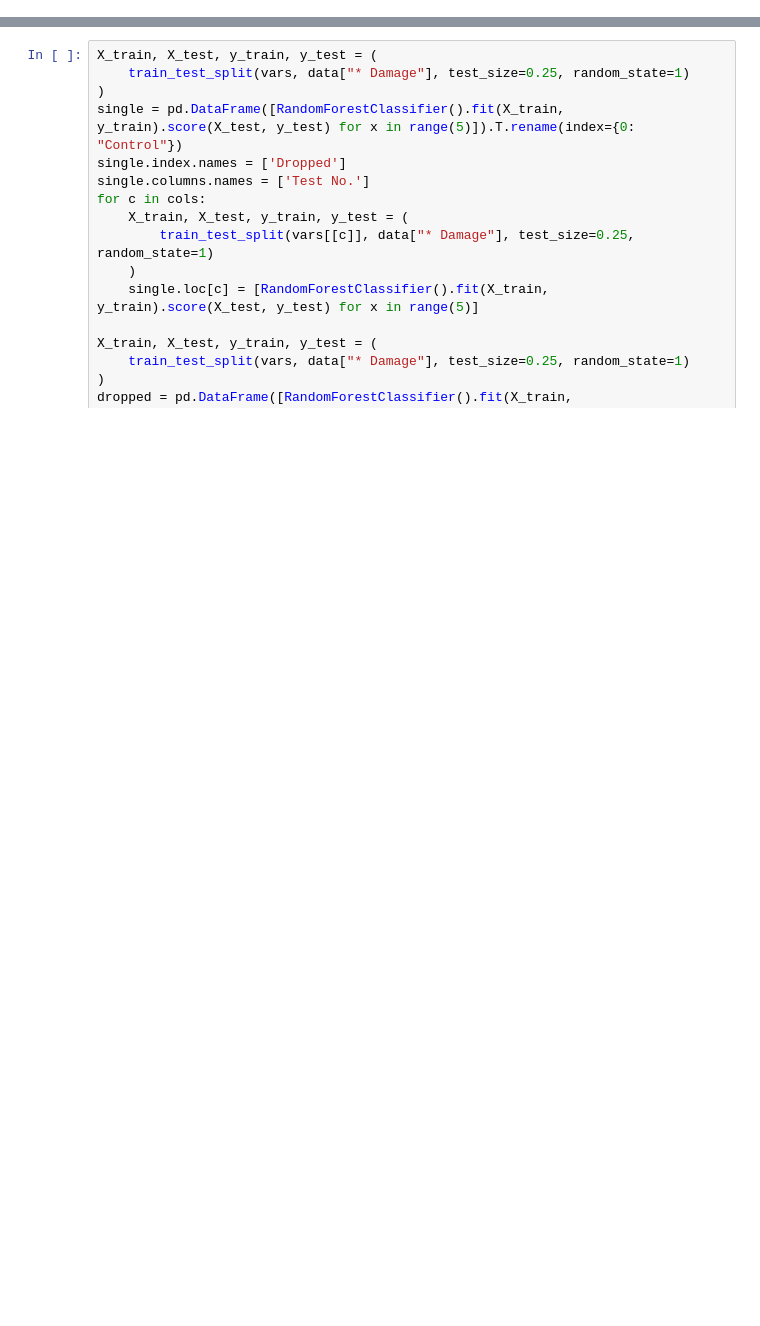
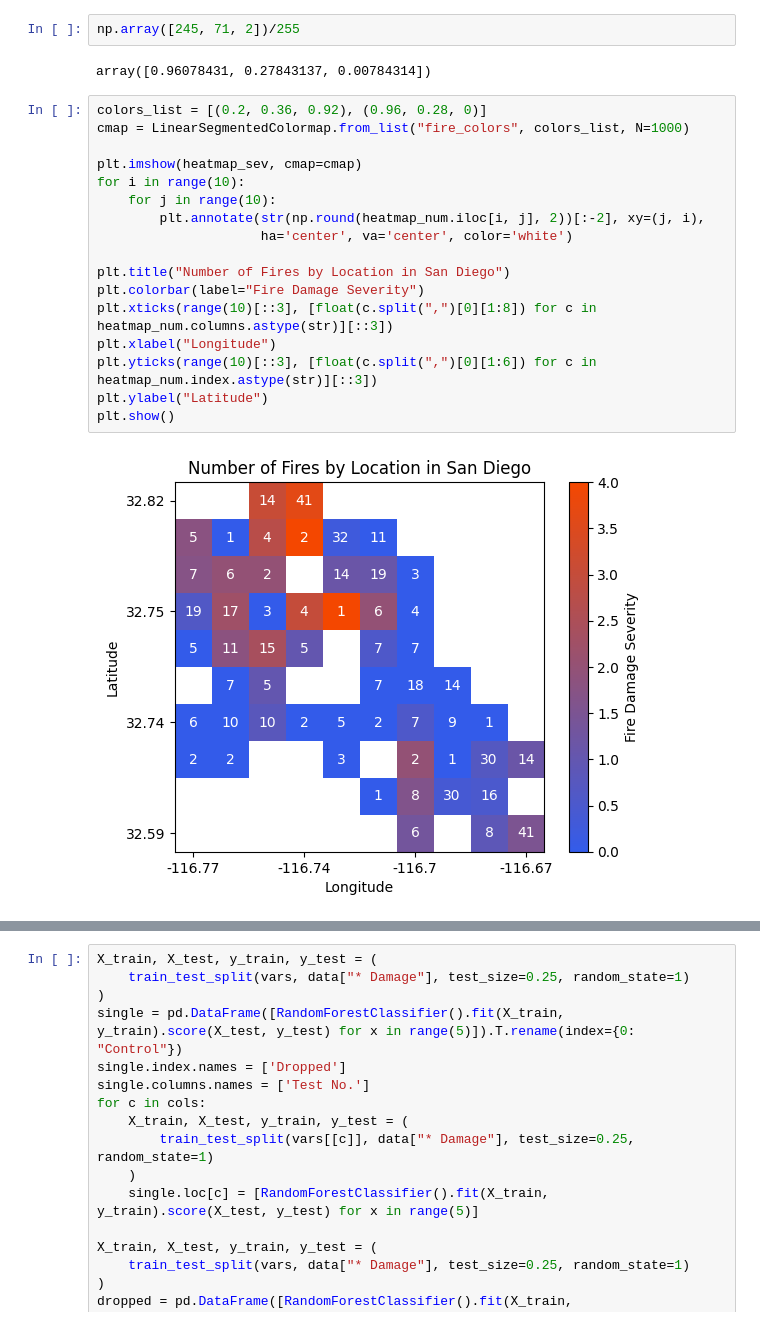
Before and after one commit to averma205/syn100proj, a Jupyter notebook: syn100project.ipynb, the cells around one changed output, grey strips where cells are left out. Saved outputs shown, nothing was run; the diff lists cells and outputs as text; blank space fills up the shorter version.

```diff
--- a/syn100project.ipynb
+++ b/syn100project.ipynb
@@ -65,0 +164,23 @@ vars
+# %%
+np.array([245, 71, 2])/255
+# %% [output]
+array([0.96078431, 0.27843137, 0.00784314])
+# %%
+colors_list = [(0.2, 0.36, 0.92), (0.96, 0.28, 0)]
+cmap = LinearSegmentedColormap.from_list("fire_colors", colors_list, N=1000)
+
+plt.imshow(heatmap_sev, cmap=cmap)
+for i in range(10):
+    for j in range(10):
+        plt.annotate(str(np.round(heatmap_num.iloc[i, j], 2))[:-2], xy=(j, i),
+                     ha='center', va='center', color='white')
+
+plt.title("Number of Fires by Location in San Diego")
+plt.colorbar(label="Fire Damage Severity")
+plt.xticks(range(10)[::3], [float(c.split(",")[0][1:8]) for c in heatmap_num.columns.astype(str)][::3])
+plt.xlabel("Longitude")
+plt.yticks(range(10)[::3], [float(c.split(",")[0][1:6]) for c in heatmap_num.index.astype(str)][::3])
+plt.ylabel("Latitude")
+plt.show()
+# %% [output]
+[figure, added]
```
Also changed, not shown: parts of 19 cells of this notebook.
